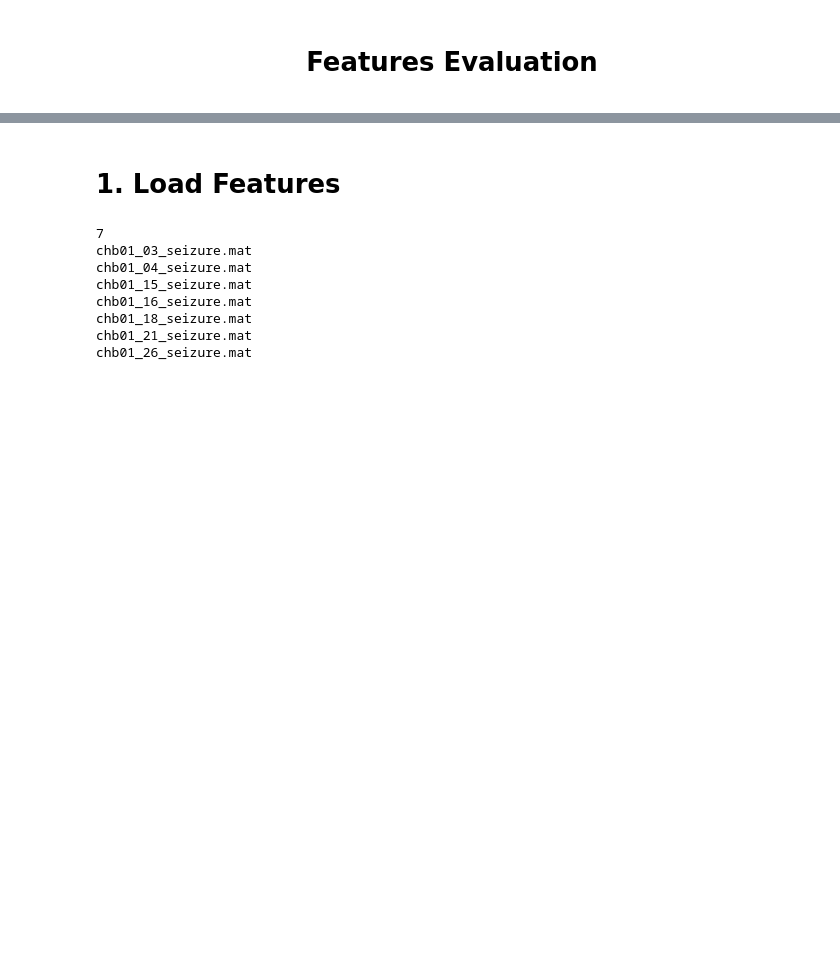
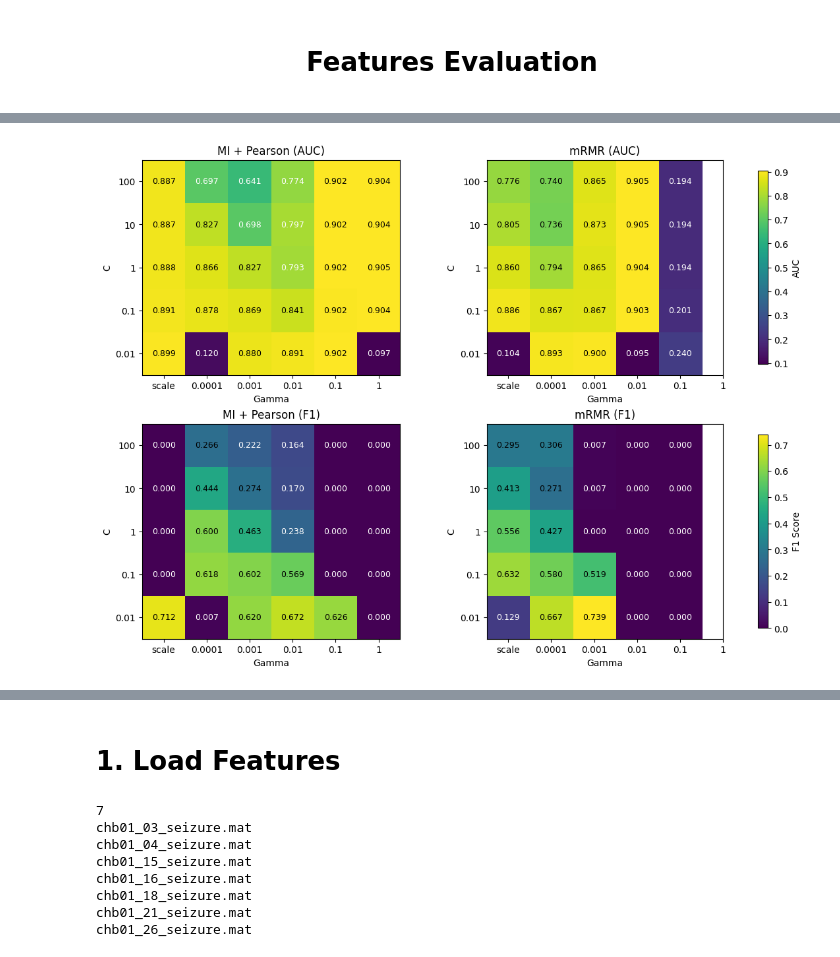
Before and after one commit to ritzww/THESIS_Directed_Connectivity_and_Data_Leakage_In_EEG_Seizure_Detection, a Jupyter notebook: 4. Feature Evaluation.ipynb, the cells around one changed output, grey strips where cells are left out. Drawn from its saved outputs; the diff is of its cells as text; code cells hidden in the pictures; blank space fills up the shorter version.

```diff
--- a/4. Feature Evaluation.ipynb
+++ b/4. Feature Evaluation.ipynb
@@ -25,0 +506,93 @@ y distribution: [1421   16]
+# %%
+C_GRID = [ 0.01,0.1,1,10,100]
+GAMMA_GRID = ['scale',0.0001, 0.001,0.01,0.1,1]
+
+auc_mi,f1_mi  = evaluate_grid(
+    X_train,
+    y_train,
+    X_test,
+    y_test,
+    selected_idx_2,
+    C_GRID,
+    GAMMA_GRID
+)
+# %%
+
+
+# -------------------------------------------------
+# Same color scales
+# -------------------------------------------------
+
+auc_vmin = min(auc_mi.min(), auc_mrmr.min())
+auc_vmax = max(auc_mi.max(), auc_mrmr.max())
+
+f1_vmin = min(f1_mi.min(), f1_mrmr.min())
+f1_vmax = max(f1_mi.max(), f1_mrmr.max())
+
+
+# -------------------------------------------------
+# Figure
+# -------------------------------------------------
+
+fig, ax = plt.subplots(
+    2,
+    2,
+    figsize=(11, 8),
+    constrained_layout=True
+)
+
+im_auc = plot_heatmap(
+    ax[0, 0],
+    auc_mi,
+    "MI + Pearson (AUC)",
+    auc_vmin,
+    auc_vmax
+)
+
+plot_heatmap(
+    ax[0, 1],
+    auc_mrmr,
+    "mRMR (AUC)",
+    auc_vmin,
+    auc_vmax
+)
+
+im_f1 = plot_heatmap(
+    ax[1, 0],
+    f1_mi,
+    "MI + Pearson (F1)",
+    f1_vmin,
+    f1_vmax
+)
+
+plot_heatmap(
+    ax[1, 1],
+    f1_mrmr,
+    "mRMR (F1)",
+    f1_vmin,
+    f1_vmax
+)
+
+# -------------------------------------------------
+# Colorbars
+# -------------------------------------------------
+
+fig.colorbar(
+    im_auc,
+    ax=[ax[0, 0], ax[0, 1]],
+    location="right",
+    shrink=0.9,
+    label="AUC"
+)
+
+fig.colorbar(
+    im_f1,
+    ax=[ax[1, 0], ax[1, 1]],
+    location="right",
+    shrink=0.9,
+    label="F1 Score"
+)
+
+plt.show()
+# %% [output]
+[figure, added]
```
Also changed, not shown: parts of 39 cells of this notebook, 7 other files.
